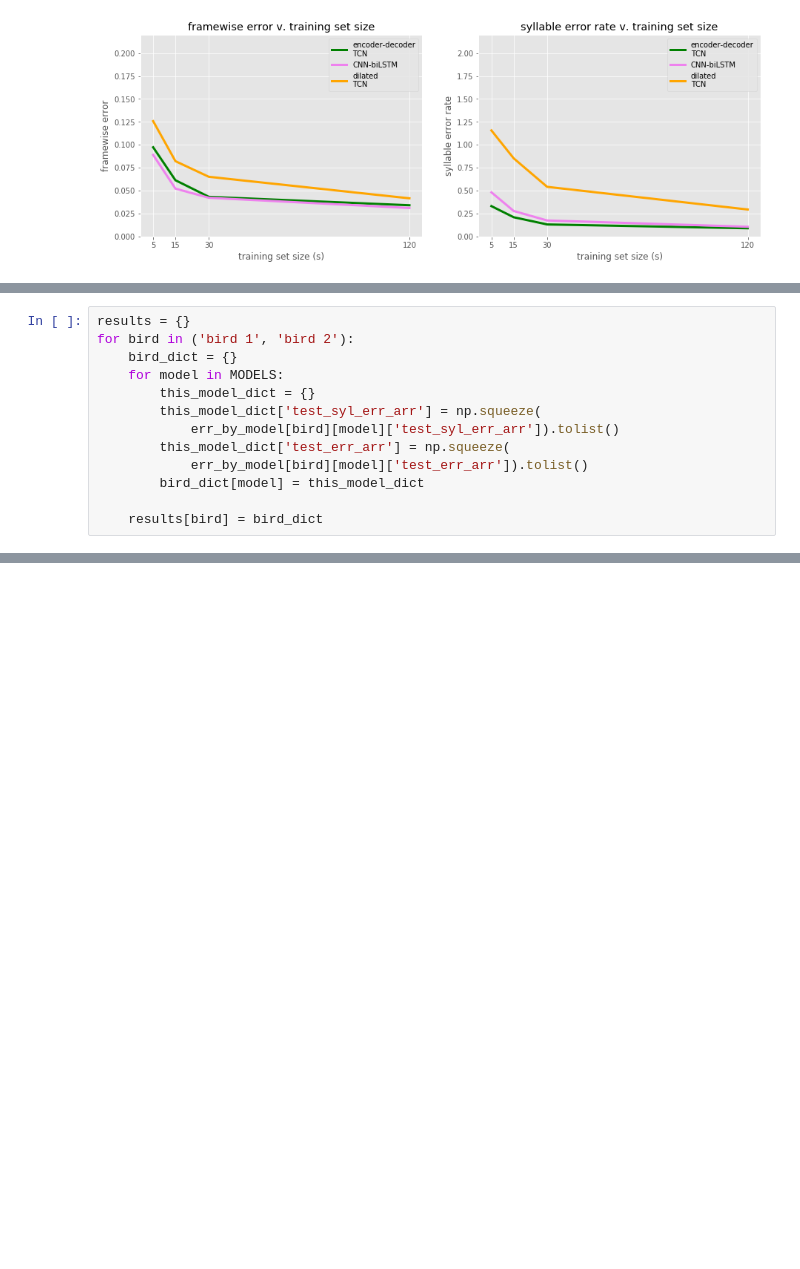
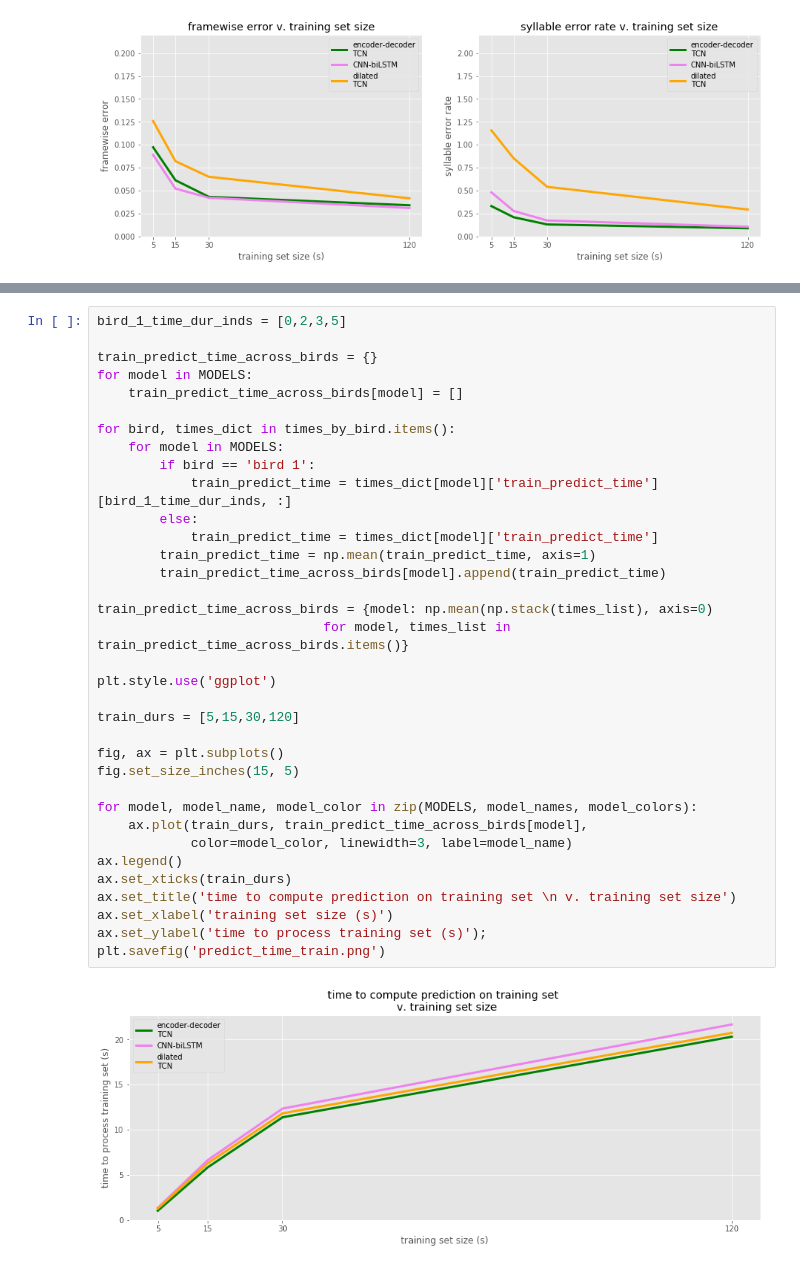
Before and after one commit to NickleDave/compare-seg-models, a Jupyter notebook: experiment_notebooks/results-2018-11-25.ipynb, the cells around one changed output, grey strips where cells are left out. Drawn from its saved outputs; the diff is of its cells as text; blank space fills up the shorter version.

Commit message:
add time figs

```diff
--- a/experiment_notebooks/results-2018-11-25.ipynb
+++ b/experiment_notebooks/results-2018-11-25.ipynb
@@ -261,13 +218,0 @@ plt.savefig('frame_syl_error.png')
-# %%
-results = {}
-for bird in ('bird 1', 'bird 2'):
-    bird_dict = {}
-    for model in MODELS:
-        this_model_dict = {}
-        this_model_dict['test_syl_err_arr'] = np.squeeze(
-            err_by_model[bird][model]['test_syl_err_arr']).tolist()
-        this_model_dict['test_err_arr'] = np.squeeze(
-            err_by_model[bird][model]['test_err_arr']).tolist()
-        bird_dict[model] = this_model_dict
-
-    results[bird] = bird_dict
@@ -310,0 +219,37 @@ plt.savefig('frame_syl_error.png')
+# %%
+bird_1_time_dur_inds = [0,2,3,5]
+
+train_predict_time_across_birds = {}
+for model in MODELS:
+    train_predict_time_across_birds[model] = []
+
+for bird, times_dict in times_by_bird.items():
+    for model in MODELS:
+        if bird == 'bird 1':
+            train_predict_time = times_dict[model]['train_predict_time'][bird_1_time_dur_inds, :]
+        else:
+            train_predict_time = times_dict[model]['train_predict_time']
+        train_predict_time = np.mean(train_predict_time, axis=1)
+        train_predict_time_across_birds[model].append(train_predict_time)
+
+train_predict_time_across_birds = {model: np.mean(np.stack(times_list), axis=0)
+                             for model, times_list in train_predict_time_across_birds.items()}
+
+plt.style.use('ggplot')
+
+train_durs = [5,15,30,120]
+
+fig, ax = plt.subplots()
+fig.set_size_inches(15, 5)
+
+for model, model_name, model_color in zip(MODELS, model_names, model_colors):
+    ax.plot(train_durs, train_predict_time_across_birds[model],
+            color=model_color, linewidth=3, label=model_name)
+ax.legend()
+ax.set_xticks(train_durs)
+ax.set_title('time to compute prediction on training set \n v. training set size')
+ax.set_xlabel('training set size (s)')
+ax.set_ylabel('time to process training set (s)');
+plt.savefig('predict_time_train.png')
+# %% [output]
+[figure, added]
```
Also changed, not shown: parts of 4 cells of this notebook, 2 other files.
